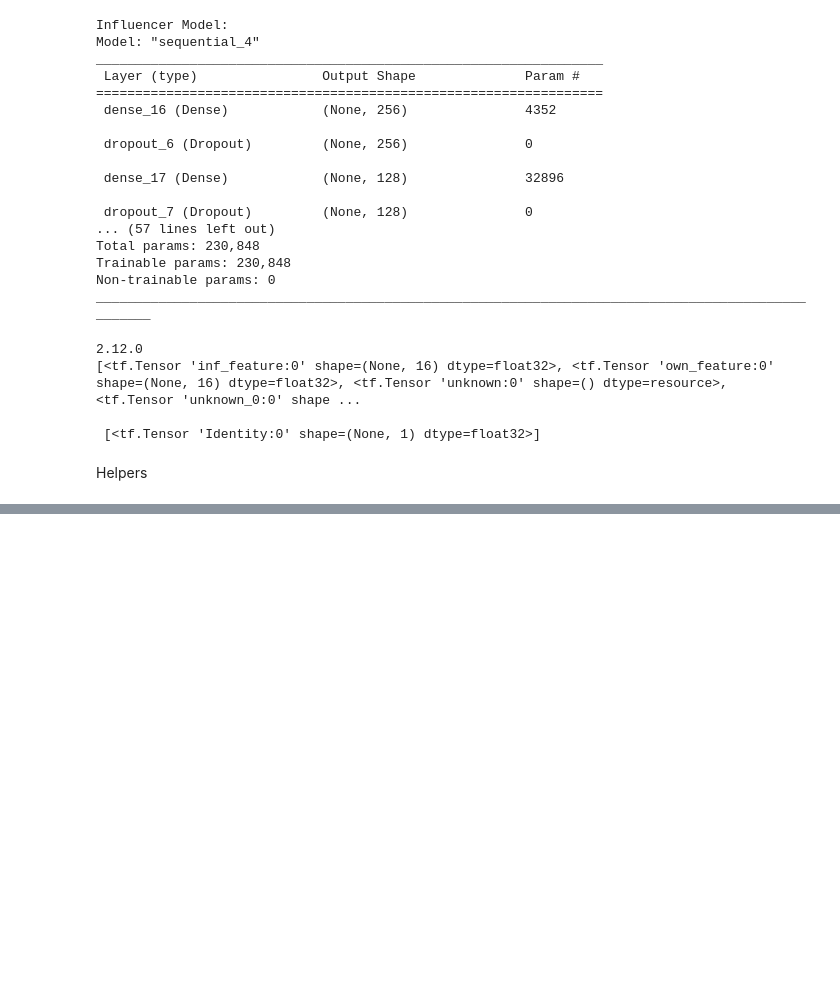
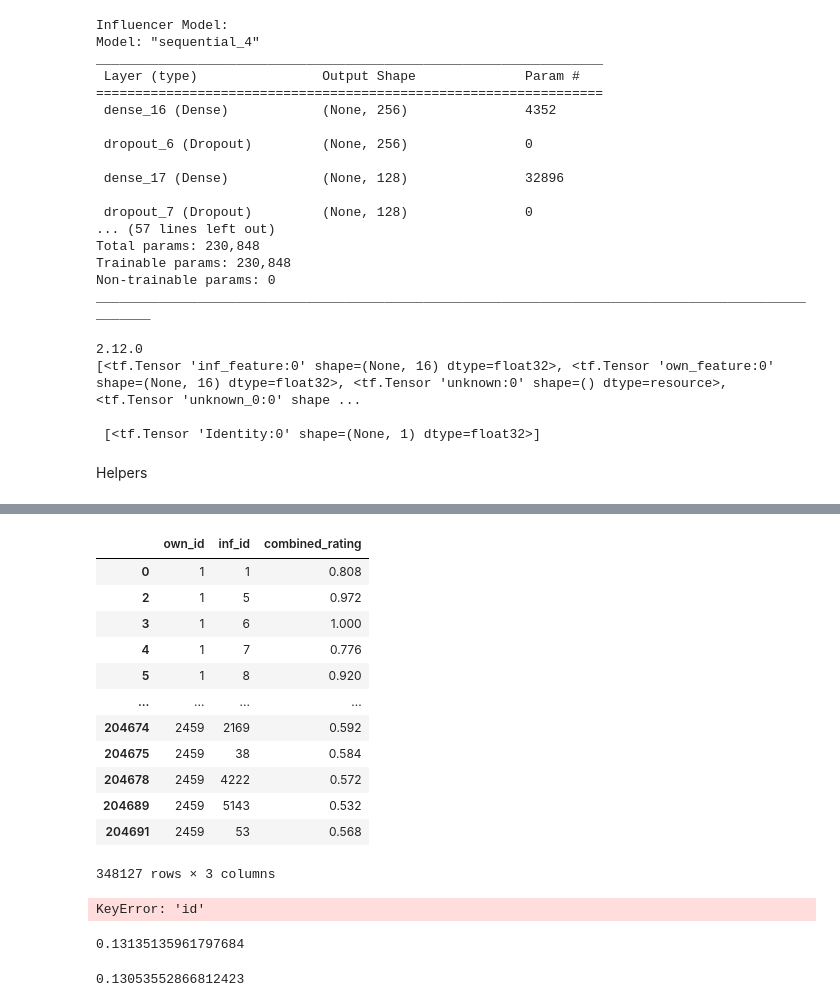
Before and after one commit to Bangkit-Capstone-C23-PS338/modul-ML, a Jupyter notebook: recommender/log/error_analysis.ipynb, the cells around one changed output, grey strips where cells are left out. Saved outputs shown, nothing was run; the diff lists cells and outputs as text; code cells hidden in the pictures; blank space fills up the shorter version.

Commit message:
Added follower categorized data

```diff
--- a/recommender/log/error_analysis.ipynb
+++ b/recommender/log/error_analysis.ipynb
@@ -428,9 +428,9 @@ test_dataset = test_dataset.batch(BATCH_SIZE)
 SHUFFLE_BUFFER = 1000
 
 dataset_pos = tf.data.Dataset.from_tensor_slices(({"inf_feature": df_inf_features_pos, "own_feature": df_own_features_pos}, df_labels_pos))
-dataset_pos = dataset_pos.shuffle(SHUFFLE_BUFFER)
+# dataset_pos = dataset_pos.shuffle(SHUFFLE_BUFFER)
 dataset_neg = tf.data.Dataset.from_tensor_slices(({"inf_feature": df_inf_features_neg, "own_feature": df_own_features_neg}, df_labels_neg))
-dataset_neg = dataset_neg.shuffle(SHUFFLE_BUFFER)
+# dataset_neg = dataset_neg.shuffle(SHUFFLE_BUFFER)
 
 print("Positive data:", dataset_pos.element_spec)
 print("Count positive data:", dataset_pos.cardinality().numpy())
@@ -593,0 +594,33 @@ compare_train['error'].mean()
+# %%
+# Get owner and influencer data
+pos_owner_inf = df_history.iloc[df_inf_features_pos[:TRAIN_POS_SIZE].index]
+neg_owner_inf = df_history.iloc[df_inf_features_neg[:TRAIN_NEG_SIZE].index]
+combined_owner_inf = pd.concat([pos_owner_inf, neg_owner_inf], axis=0)
+combined_owner_inf
+# %% [output]
+|  | own_id | inf_id | combined_rating |
+| 0 | 1 | 1 | 0.808 |
+| 2 | 1 | 5 | 0.972 |
+| 3 | 1 | 6 | 1.000 |
+| 4 | 1 | 7 | 0.776 |
+| 5 | 1 | 8 | 0.920 |
+| ... | ... | ... | ... |
+| 204674 | 2459 | 2169 | 0.592 |
+| 204675 | 2459 | 38 | 0.584 |
+| 204678 | 2459 | 4222 | 0.572 |
+| 204689 | 2459 | 5143 | 0.532 |
+| 204691 | 2459 | 53 | 0.568 |
+348127 rows × 3 columns
+# %%
+train = compare_train.copy()
+train = pd.concat([, train])
+# %% [output]
+KeyError: 'id'
+# %%
+compare_val['error'].mean()
+# %% [output]
+0.13135135961797684
+# %%
+compare_test['error'].mean()
+# %% [output]
+0.13053552866812423
```
Also changed, not shown: parts of 2 cells of this notebook, 25 other files.
